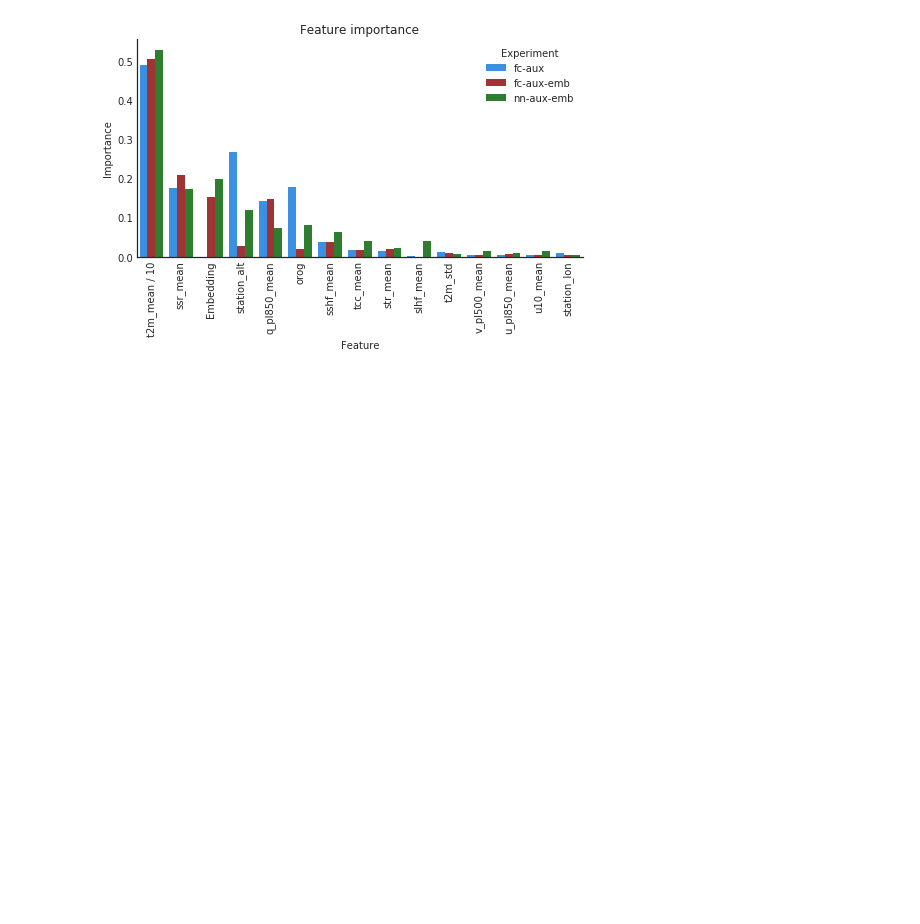
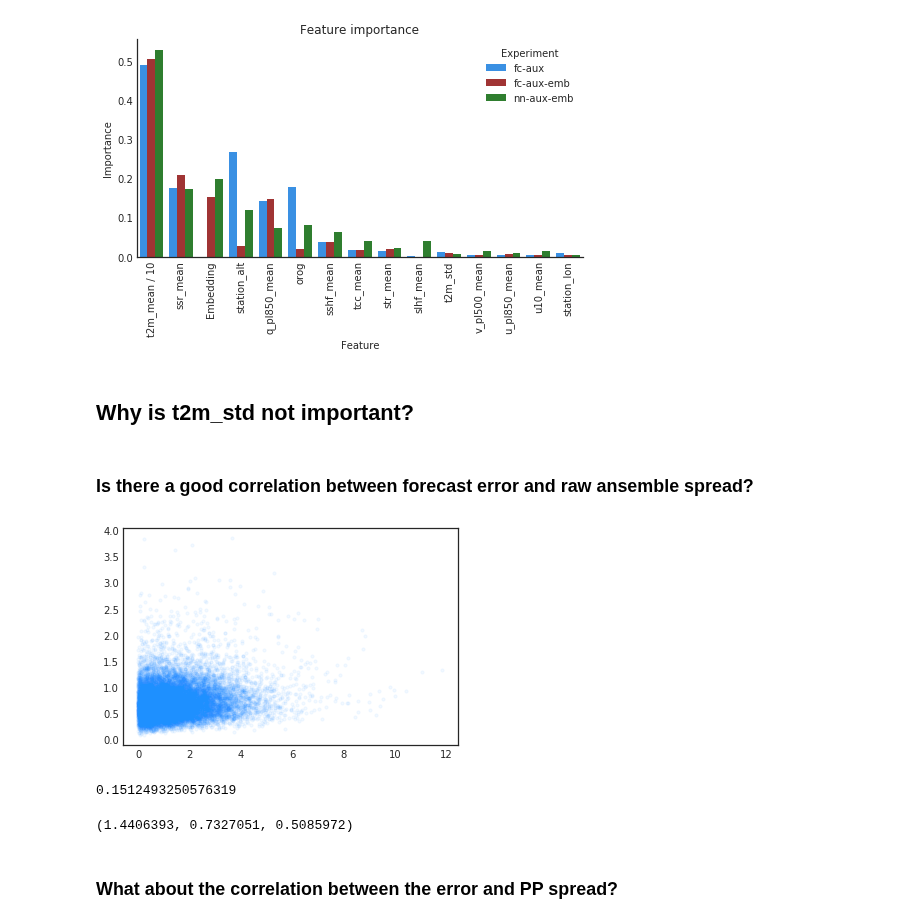
Before and after one commit to slerch/ppnn, a Jupyter notebook: nn_postprocessing/notebooks/feature_importance.ipynb, the cells around one changed output. Saved outputs shown, nothing was run; the diff lists cells and outputs as text; code cells hidden in the pictures; blank space fills up the shorter version.

```diff
--- a/nn_postprocessing/notebooks/feature_importance.ipynb
+++ b/nn_postprocessing/notebooks/feature_importance.ipynb
@@ -212,3 +212,24 @@ plt.title('Feature importance');
 [figure]
 # %%
 fig.savefig('./feature-importance.pdf', bbox_inches='tight')
+# %% [markdown]
+## Why is t2m_std not important?
+# %% [markdown]
+### Is there a good correlation between forecast error and raw ansemble spread?
+# %%
+fc_err = aux_test_set.features[:, 0] * aux_test_set.scale_factors[0] - aux_test_set.targets
+ens_spread = aux_test_set.features[:, 1] * aux_test_set.scale_factors[1]
+# %%
+plt.scatter(np.abs(fc_err[::10]), ens_spread[::10], alpha=0.05, s=10);
+# %% [output]
+[figure, added]
+# %%
+np.corrcoef(np.abs(fc_err), ens_spread)[0, 1]
+# %% [output]
+0.1512493250576319
+# %%
+np.abs(fc_err).mean(), ens_spread.mean(), ens_spread.mean()/np.abs(fc_err).mean()
+# %% [output]
+(1.4406393, 0.7327051, 0.5085972)
+# %% [markdown]
+### What about the correlation between the error and PP spread?
```
Also changed, not shown: parts of 10 cells of this notebook, 1 other file.
